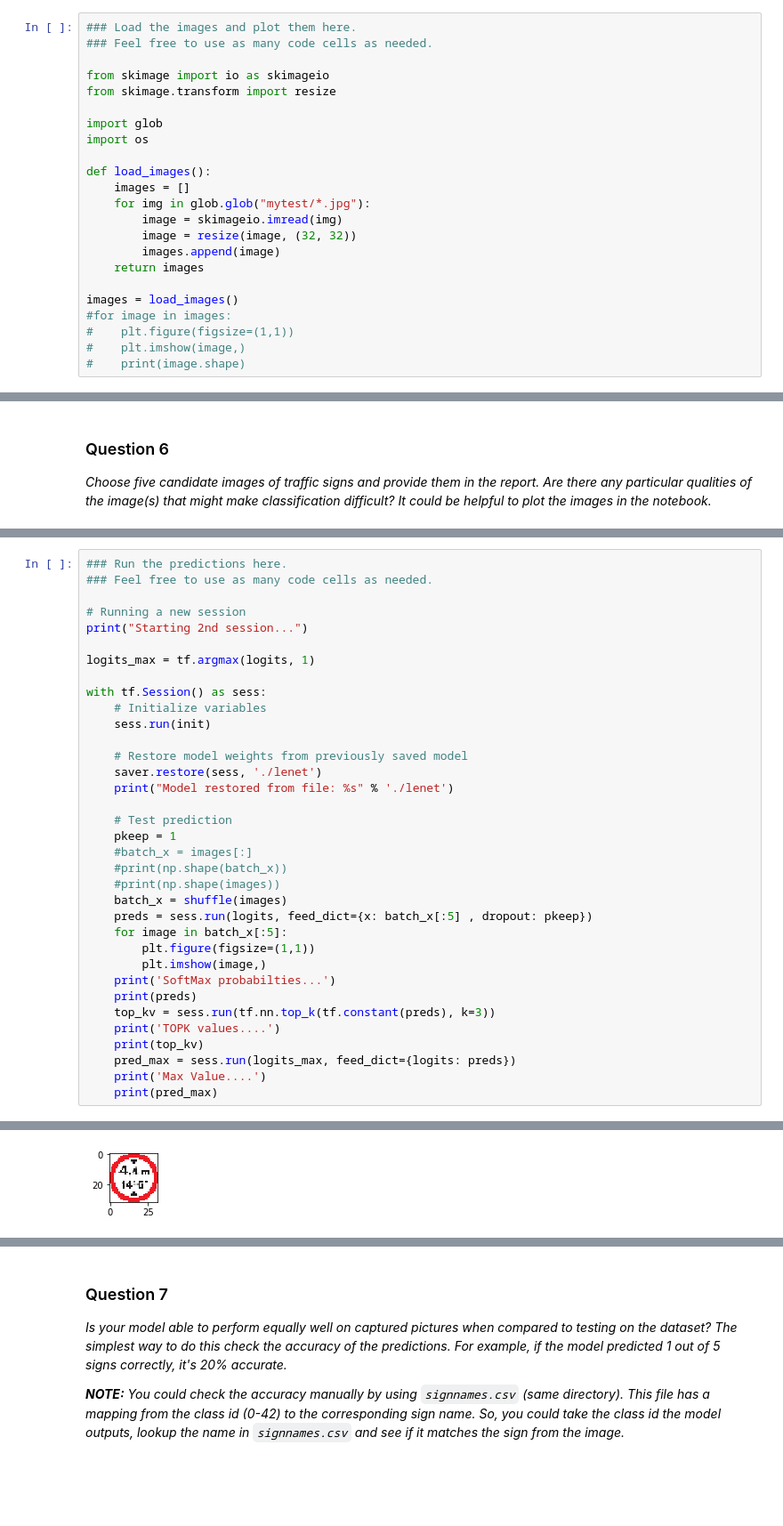
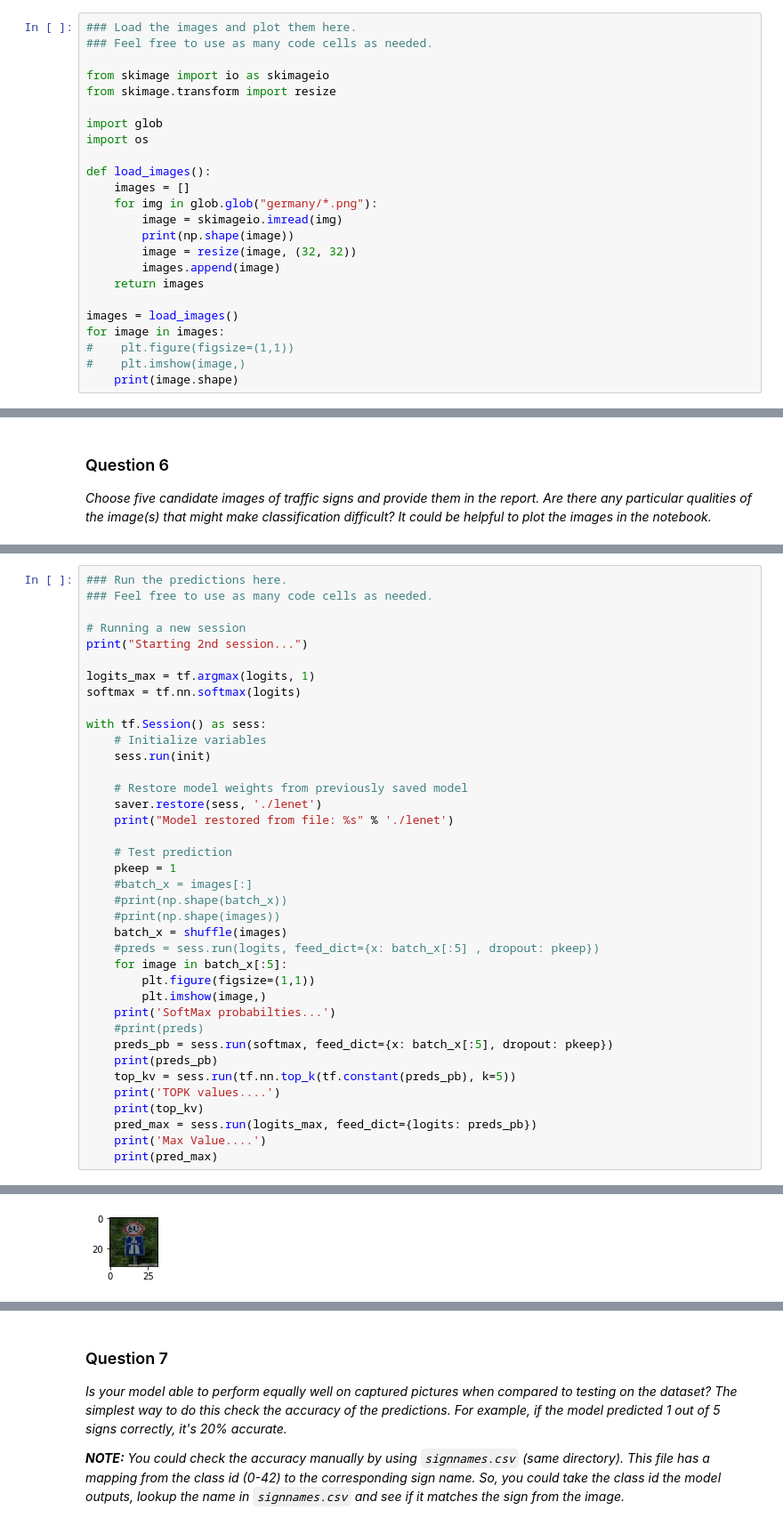
Before and after one commit to Suyyala/CarND-Traffic-Sign-Classifier-Project, a Jupyter notebook: Traffic_Sign_Classifier.ipynb, the cells around one changed output, grey strips where cells are left out. Shown: that part at 89% size. Cells and saved outputs as stored; diff of their text form; blank space fills up the shorter version.

```diff
--- a/Traffic_Sign_Classifier.ipynb
+++ b/Traffic_Sign_Classifier.ipynb
@@ -491,14 +491,15 @@ import os
 
 def load_images():
     images = []
-    for img in glob.glob("mytest/*.jpg"):
+    for img in glob.glob("germany/*.png"):
         image = skimageio.imread(img)
+        print(np.shape(image))
         image = resize(image, (32, 32))
         images.append(image)
     return images
 
 images = load_images()
-#for image in images:
+for image in images:
 #    plt.figure(figsize=(1,1))
 #    plt.imshow(image,)
-#    print(image.shape)
+    print(image.shape)
@@ -518,6 +533,7 @@ I have chosen, UK traffic signs available online and tested accuracy with follow
 print("Starting 2nd session...")
 
 logits_max = tf.argmax(logits, 1)
+softmax = tf.nn.softmax(logits)
 
 with tf.Session() as sess:
     # Initialize variables
@@ -533,16 +549,18 @@ with tf.Session() as sess:
     #print(np.shape(batch_x))
     #print(np.shape(images))
     batch_x = shuffle(images)
-    preds = sess.run(logits, feed_dict={x: batch_x[:5] , dropout: pkeep})
+    #preds = sess.run(logits, feed_dict={x: batch_x[:5] , dropout: pkeep})
     for image in batch_x[:5]:
         plt.figure(figsize=(1,1))
         plt.imshow(image,)
     print('SoftMax probabilties...')
-    print(preds)
-    top_kv = sess.run(tf.nn.top_k(tf.constant(preds), k=3))
+    #print(preds)
+    preds_pb = sess.run(softmax, feed_dict={x: batch_x[:5], dropout: pkeep})
+    print(preds_pb)
+    top_kv = sess.run(tf.nn.top_k(tf.constant(preds_pb), k=5))
     print('TOPK values....')
     print(top_kv)
-    pred_max = sess.run(logits_max, feed_dict={logits: preds})
+    pred_max = sess.run(logits_max, feed_dict={logits: preds_pb})
     print('Max Value....')
     print(pred_max)
 # %% [output]
@@ -568 +586 @@ Max Value....
-[figure, old version]
+[figure, new version]
```
Also changed, not shown: parts of 10 cells of this notebook, 26 other files.
